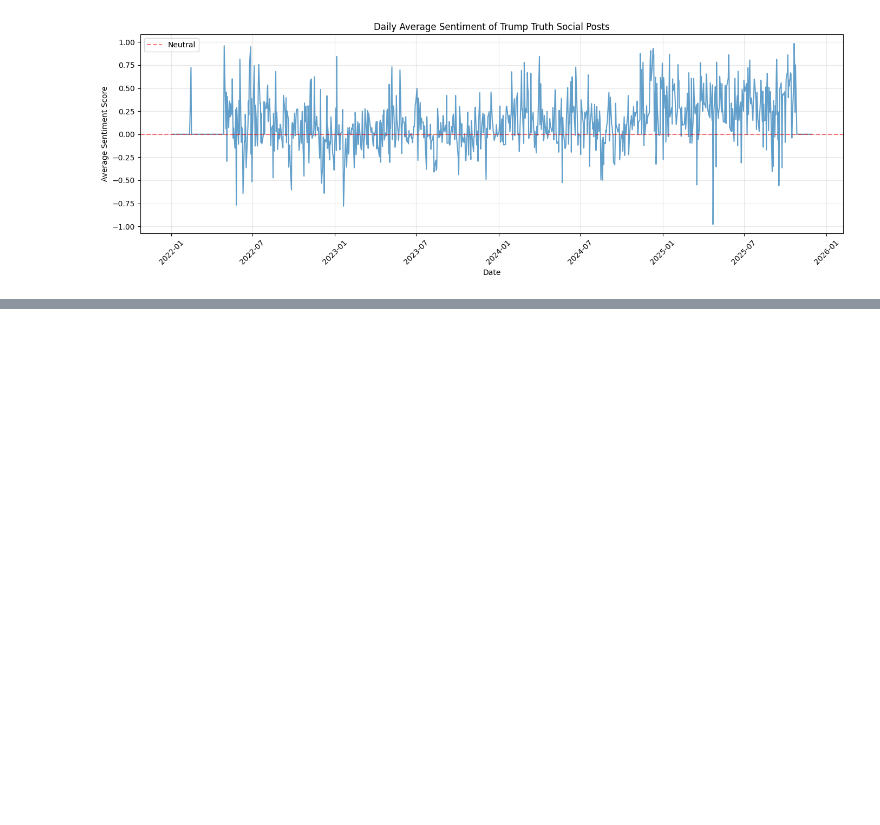
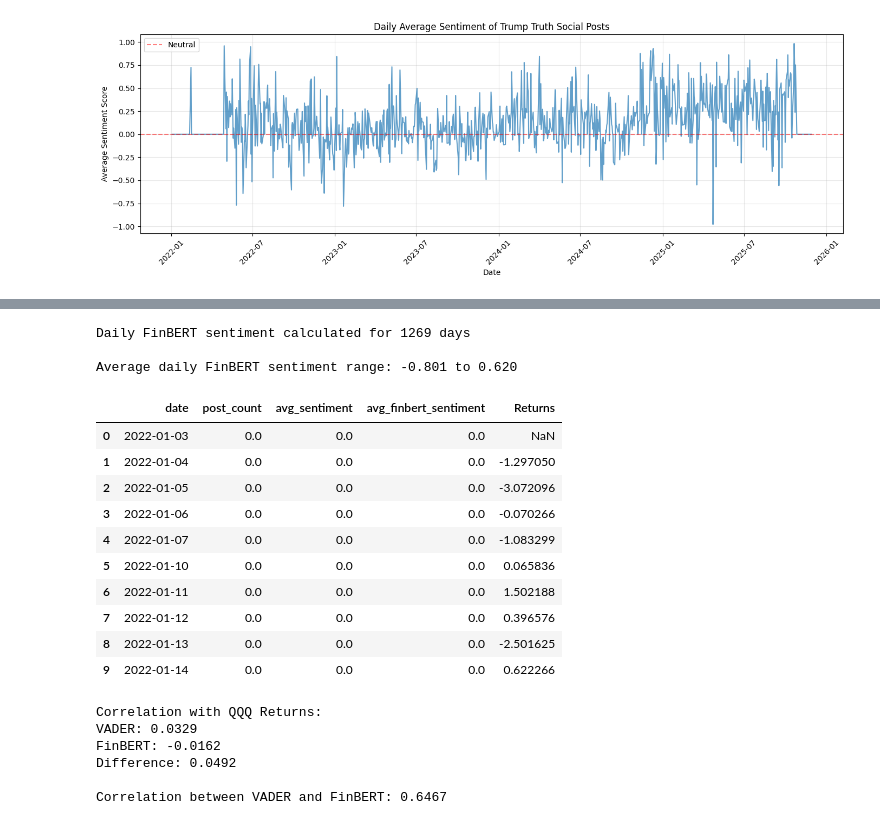
Before and after one commit to WSun0/CS4120FinalProject, a Jupyter notebook: sentiment_analysis.ipynb, the cells around one changed output, grey strips where cells are left out. Saved outputs shown, nothing was run; the diff lists cells and outputs as text; code cells hidden in the pictures; blank space fills up the shorter version.

Commit message:
FinBERT usage

```diff
--- a/sentiment_analysis.ipynb
+++ b/sentiment_analysis.ipynb
@@ -147,3 +149,9 @@ plt.tight_layout()
 plt.show()
 # %% [output]
 [figure]
+# %%
+# Load FinBERT model and tokenizer
+model_name = "ProsusAI/finbert"
+tokenizer = AutoTokenizer.from_pretrained(model_name)
+model = AutoModelForSequenceClassification.from_pretrained(model_name)
+model.eval()
@@ -150 +246,48 @@ plt.show()
+# %%
+# Calculate average FinBERT sentiment per day
+daily_finbert = df_truth.groupby('date')['finbert_sentiment'].mean().reset_index(name='avg_finbert_sentiment')
+daily_finbert['date'] = pd.to_datetime(daily_finbert['date'])
+
+# Merge with combined dataset
+combined_df = pd.merge(combined_df, daily_finbert, on='date', how='left')
+combined_df['avg_finbert_sentiment'] = combined_df['avg_finbert_sentiment'].fillna(0)
+
+print(f"Daily FinBERT sentiment calculated for {len(daily_finbert)} days")
+print(f"\nAverage daily FinBERT sentiment range: {daily_finbert['avg_finbert_sentiment'].min():.3f} to {daily_finbert['avg_finbert_sentiment'].max():.3f}")
+combined_df[['date', 'post_count', 'avg_sentiment', 'avg_finbert_sentiment', 'Returns']].head(10)
+# %% [output]
+Daily FinBERT sentiment calculated for 1269 days
+
+Average daily FinBERT sentiment range: -0.801 to 0.620
+|  | date | post_count | avg_sentiment | avg_finbert_sentiment | Returns |
+| 0 | 2022-01-03 | 0.0 | 0.0 | 0.0 | NaN |
+| 1 | 2022-01-04 | 0.0 | 0.0 | 0.0 | -1.297050 |
+| 2 | 2022-01-05 | 0.0 | 0.0 | 0.0 | -3.072096 |
+| 3 | 2022-01-06 | 0.0 | 0.0 | 0.0 | -0.070266 |
+| 4 | 2022-01-07 | 0.0 | 0.0 | 0.0 | -1.083299 |
+| 5 | 2022-01-10 | 0.0 | 0.0 | 0.0 | 0.065836 |
+| 6 | 2022-01-11 | 0.0 | 0.0 | 0.0 | 1.502188 |
+| 7 | 2022-01-12 | 0.0 | 0.0 | 0.0 | 0.396576 |
+| 8 | 2022-01-13 | 0.0 | 0.0 | 0.0 | -2.501625 |
+| 9 | 2022-01-14 | 0.0 | 0.0 | 0.0 | 0.622266 |
+# %%
+# Compare correlations
+vader_corr = combined_df['avg_sentiment'].corr(combined_df['Returns'])
+finbert_corr = combined_df['avg_finbert_sentiment'].corr(combined_df['Returns'])
+
+print("Correlation with QQQ Returns:")
+print(f"VADER: {round(vader_corr, 4)}")
+print(f"FinBERT: {round(finbert_corr, 4)}")
+print(f"Difference: {round(abs(finbert_corr - vader_corr), 4)}")
+
+# Compare the two sentiment scores directly
+model_corr = combined_df['avg_sentiment'].corr(combined_df['avg_finbert_sentiment'])
+print(f"\nCorrelation between VADER and FinBERT: {round(model_corr, 4)}")
+# %% [output]
+Correlation with QQQ Returns:
+VADER: 0.0329
+FinBERT: -0.0162
+Difference: 0.0492
+
+Correlation between VADER and FinBERT: 0.6467
 # %%
```
Also changed, not shown: parts of 4 cells of this notebook, 1 other file.
